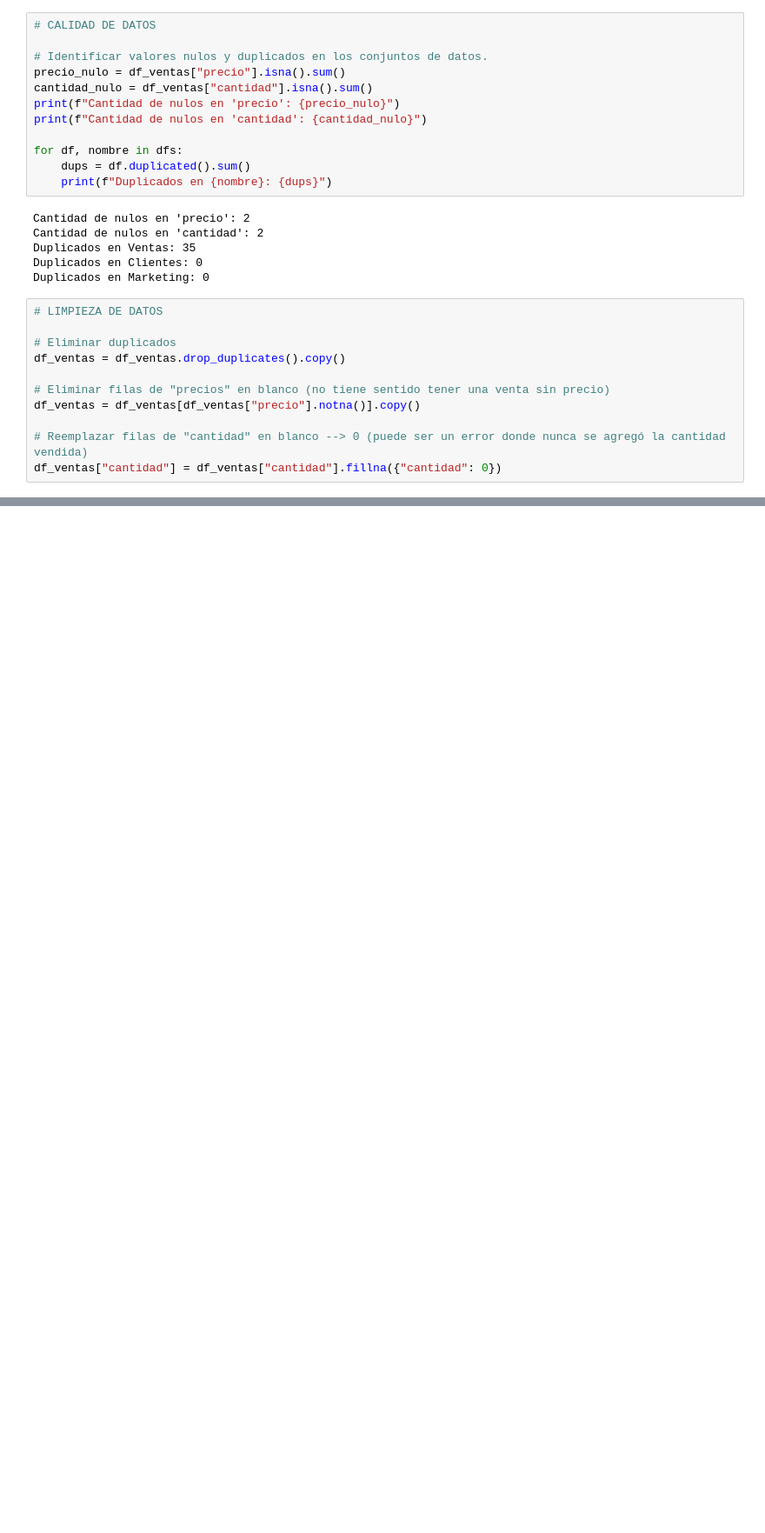
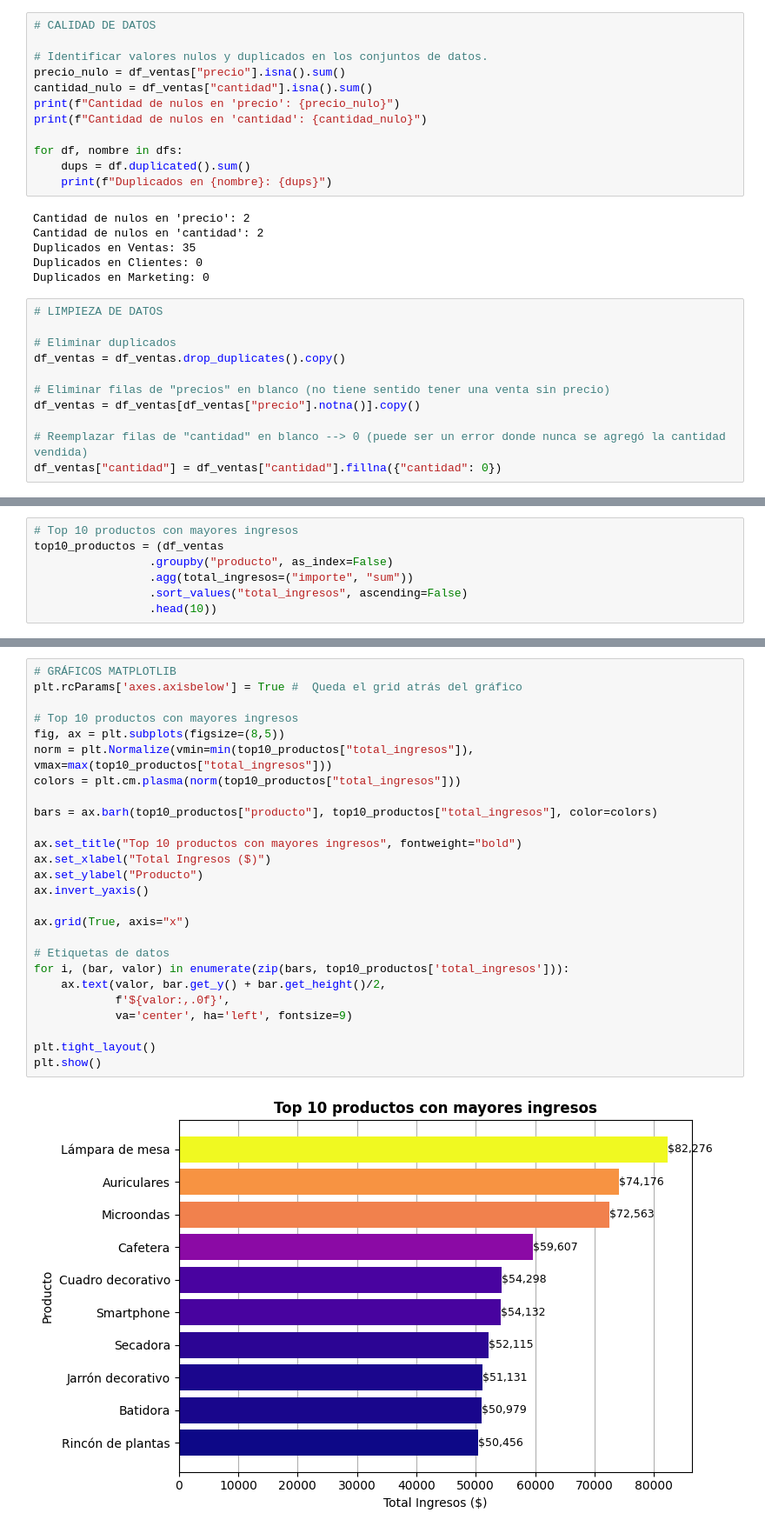
Before and after one commit to Shorkk/Ventas-Data-Analysis, a Jupyter notebook: Trabajo Final.ipynb, the cells around one changed output, grey strips where cells are left out. Shown at 87% size. Saved outputs shown, nothing was run; the diff lists cells and outputs as text; blank space fills up the shorter version.

Commit message:
gráfico de top 10 productos mayor ingresos en matplotlib, seaborn y poltly

```diff
--- a/Trabajo Final.ipynb
+++ b/Trabajo Final.ipynb
@@ -136,5 +133,12 @@ categoria
 Decoración                   6490.0  479216.09
 Electrodomésticos            6592.0  505299.63
 Electrónica                  6413.0  482577.80
+# %%
+# Top 10 productos con mayores ingresos
+top10_productos = (df_ventas
+                 .groupby("producto", as_index=False)
+                 .agg(total_ingresos=("importe", "sum"))
+                 .sort_values("total_ingresos", ascending=False)
+                 .head(10))
 # %%
 # Gráficos
@@ -146,3 +153,31 @@ Electrónica                  6413.0  482577.80
 # Boxplot – Ingresos por ciudad, ciudad mas rentables
 # Retorno Inversión por Beneficio
 # barra ROI por canal (ROI = ingresos - costo marketing / costo marketing)
+# %%
+# GRÁFICOS MATPLOTLIB
+plt.rcParams['axes.axisbelow'] = True #  Queda el grid atrás del gráfico
+
+# Top 10 productos con mayores ingresos
+fig, ax = plt.subplots(figsize=(8,5))
+norm = plt.Normalize(vmin=min(top10_productos["total_ingresos"]), vmax=max(top10_productos["total_ingresos"]))
+colors = plt.cm.plasma(norm(top10_productos["total_ingresos"]))
+
+bars = ax.barh(top10_productos["producto"], top10_productos["total_ingresos"], color=colors)
+
+ax.set_title("Top 10 productos con mayores ingresos", fontweight="bold")
+ax.set_xlabel("Total Ingresos ($)")
+ax.set_ylabel("Producto")
+ax.invert_yaxis()
+
+ax.grid(True, axis="x")
+
+# Etiquetas de datos
+for i, (bar, valor) in enumerate(zip(bars, top10_productos['total_ingresos'])):
+    ax.text(valor, bar.get_y() + bar.get_height()/2,
+            f'${valor:,.0f}',
+            va='center', ha='left', fontsize=9)
+
+plt.tight_layout()
+plt.show()
+# %% [output]
+[figure, added]
```
Also changed, not shown: parts of 5 cells of this notebook.
